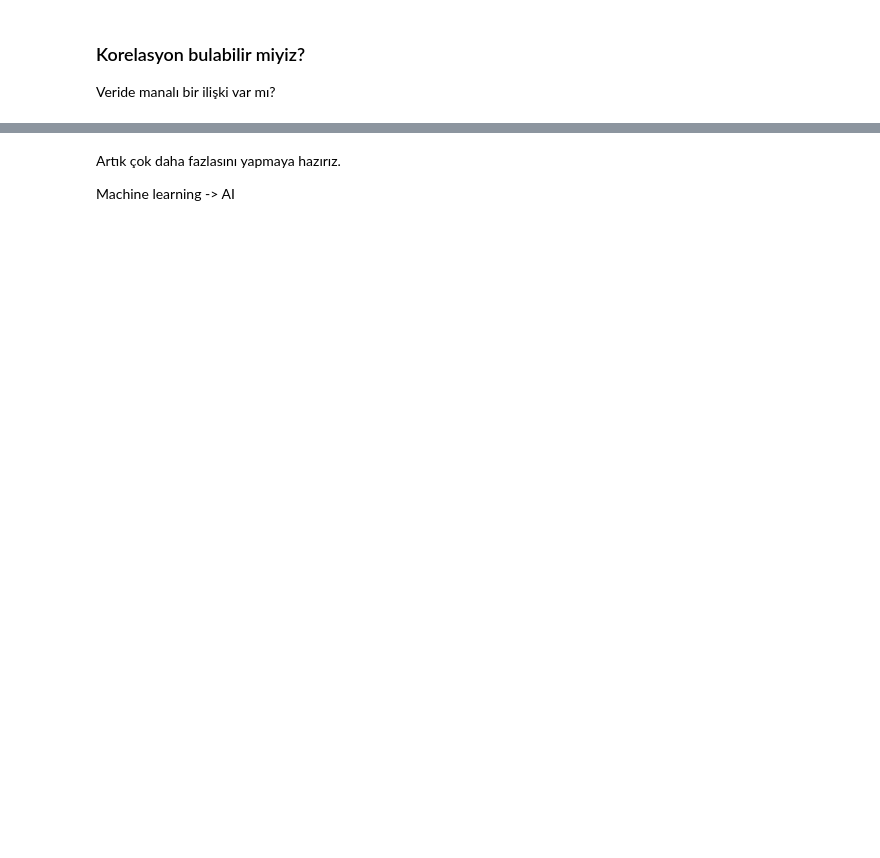
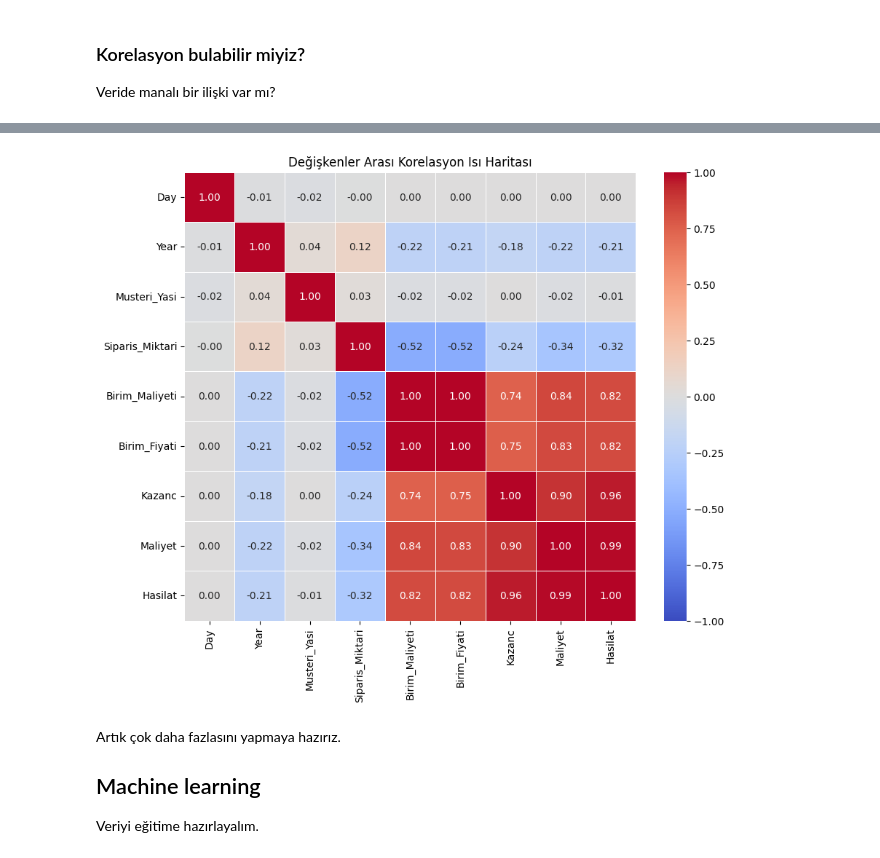
Before and after one commit to ozancelikel/VeriAnaliziGiris, a Jupyter notebook: veri_analizine_giris.ipynb, the cells around one changed output, grey strips where cells are left out. Cells and saved outputs as stored; diff of their text form; code cells hidden in the pictures; blank space fills up the shorter version.

```diff
--- a/veri_analizine_giris.ipynb
+++ b/veri_analizine_giris.ipynb
@@ -28,4 +30,4 @@ drive.mount('/content/drive')
 # %%
-sales = pd.read_csv("/content/drive/MyDrive/VeriAnaliziGiris/sales_data.csv", parse_dates=['Date'])
+sales = pd.read_csv("/content/drive/MyDrive/VeriAnaliziGiris-main/data/sales_data.csv", parse_dates=['Date'])
 # %%
 sales.head()
@@ -218,4 +471,21 @@ corr
+# %%
+corr = sales.corr(numeric_only=True)
+
+plt.figure(figsize=(10, 8))
+sns.heatmap(corr,
+            annot=True,       # Kutucukların içine korelasyon katsayılarını yazar
+            cmap='coolwarm',  # Renk paleti (Kırmızı sıcak/pozitif, Mavi soğuk/negatif ilişkiyi gösterir)
+            fmt=".2f",        # Sayıların virgülden sonra kaç basamak görüneceği
+            linewidths=0.5,   # Kutular arasındaki çizgilerin kalınlığı
+            vmin=-1, vmax=1)  # Skalayı -1 (Mavi) ve +1 (Kırmızı) arasına sabitler
+
+plt.title("Değişkenler Arası Korelasyon Isı Haritası")
+plt.show()
+# %% [output]
+[figure, added]
 # %% [markdown]
 Artık çok daha fazlasını yapmaya hazırız.
 
-Machine learning -> AI
+## Machine learning
+
+Veriyi eğitime hazırlayalım.
```
Also changed, not shown: parts of 66 cells of this notebook.
